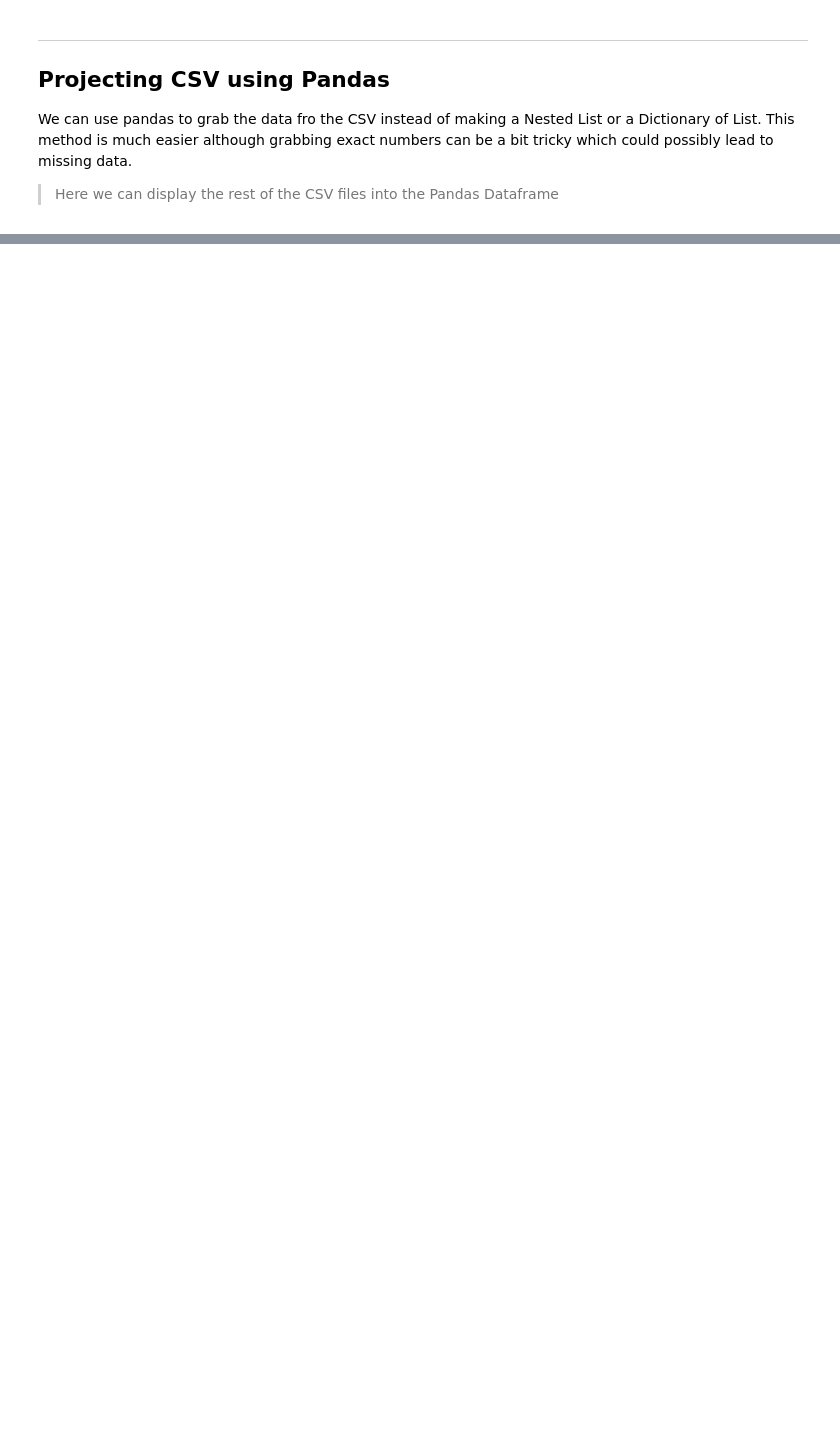
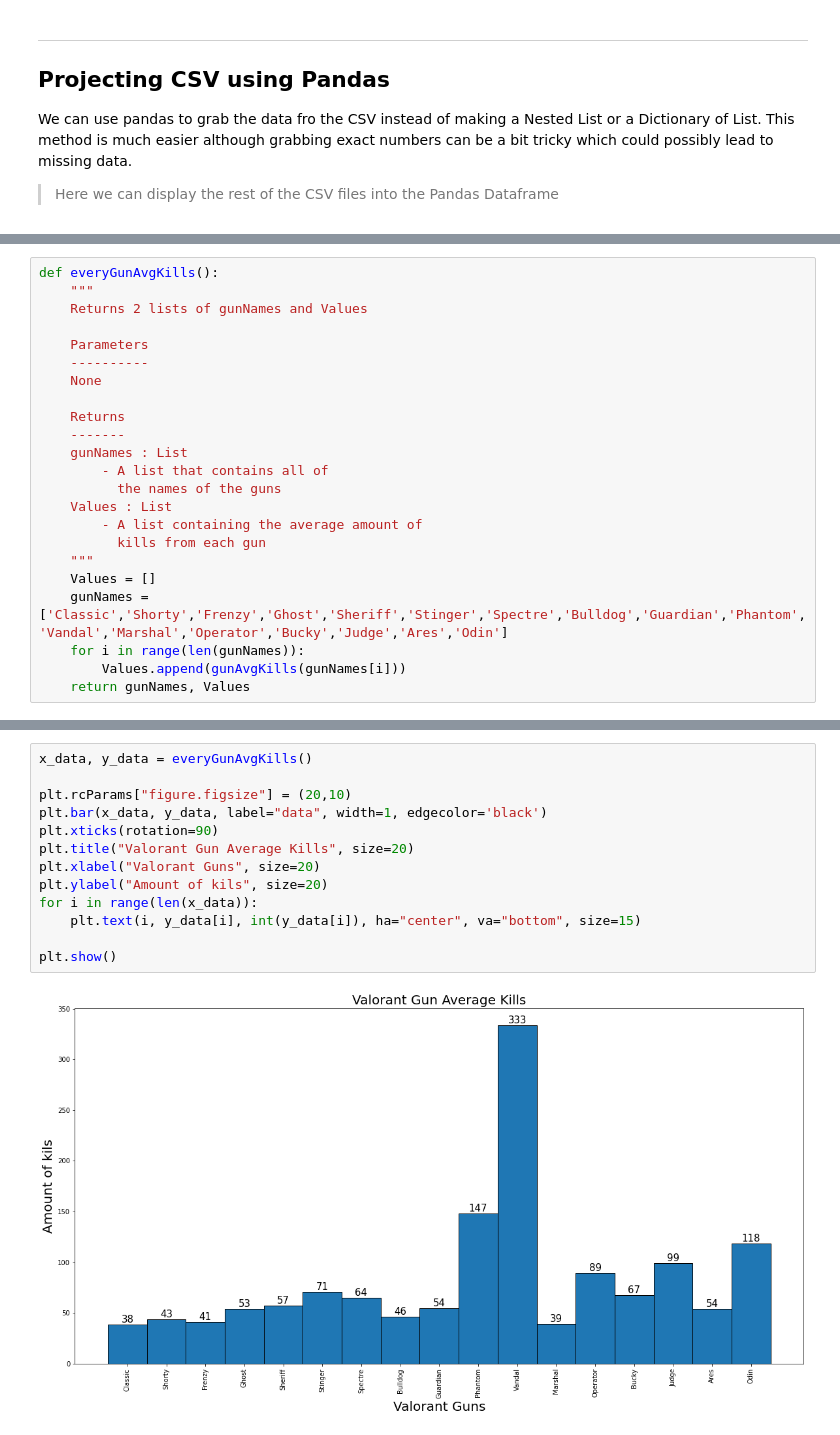
Before and after one commit to Andyreww/Valorant-Data-Cleaner, a Jupyter notebook: Data_Sort.ipynb, the cells around one changed output, grey strips where cells are left out. Saved outputs shown, nothing was run; the diff lists cells and outputs as text; blank space fills up the shorter version.

```diff
--- a/Data_Sort.ipynb
+++ b/Data_Sort.ipynb
@@ -280,0 +964,23 @@ pdDataFrame3
+# %%
+def everyGunAvgKills():
+    """
+    Returns 2 lists of gunNames and Values
+
+    Parameters
+    ----------
+    None
+
+    Returns
+    -------
+    gunNames : List
+        - A list that contains all of
+          the names of the guns
+    Values : List
+        - A list containing the average amount of
+          kills from each gun
+    """
+    Values = []
+    gunNames = ['Classic','Shorty','Frenzy','Ghost','Sheriff','Stinger','Spectre','Bulldog','Guardian','Phantom','Vandal','Marshal','Operator','Bucky','Judge','Ares','Odin']
+    for i in range(len(gunNames)):
+        Values.append(gunAvgKills(gunNames[i]))
+    return gunNames, Values
@@ -280,0 +991,15 @@ pdDataFrame3
+# %%
+x_data, y_data = everyGunAvgKills()
+
+plt.rcParams["figure.figsize"] = (20,10)
+plt.bar(x_data, y_data, label="data", width=1, edgecolor='black')
+plt.xticks(rotation=90)
+plt.title("Valorant Gun Average Kills", size=20)
+plt.xlabel("Valorant Guns", size=20)
+plt.ylabel("Amount of kils", size=20)
+for i in range(len(x_data)):
+    plt.text(i, y_data[i], int(y_data[i]), ha="center", va="bottom", size=15)
+
+plt.show()
+# %% [output]
+[figure, added]
```
Also changed, not shown: parts of 36 cells of this notebook.
